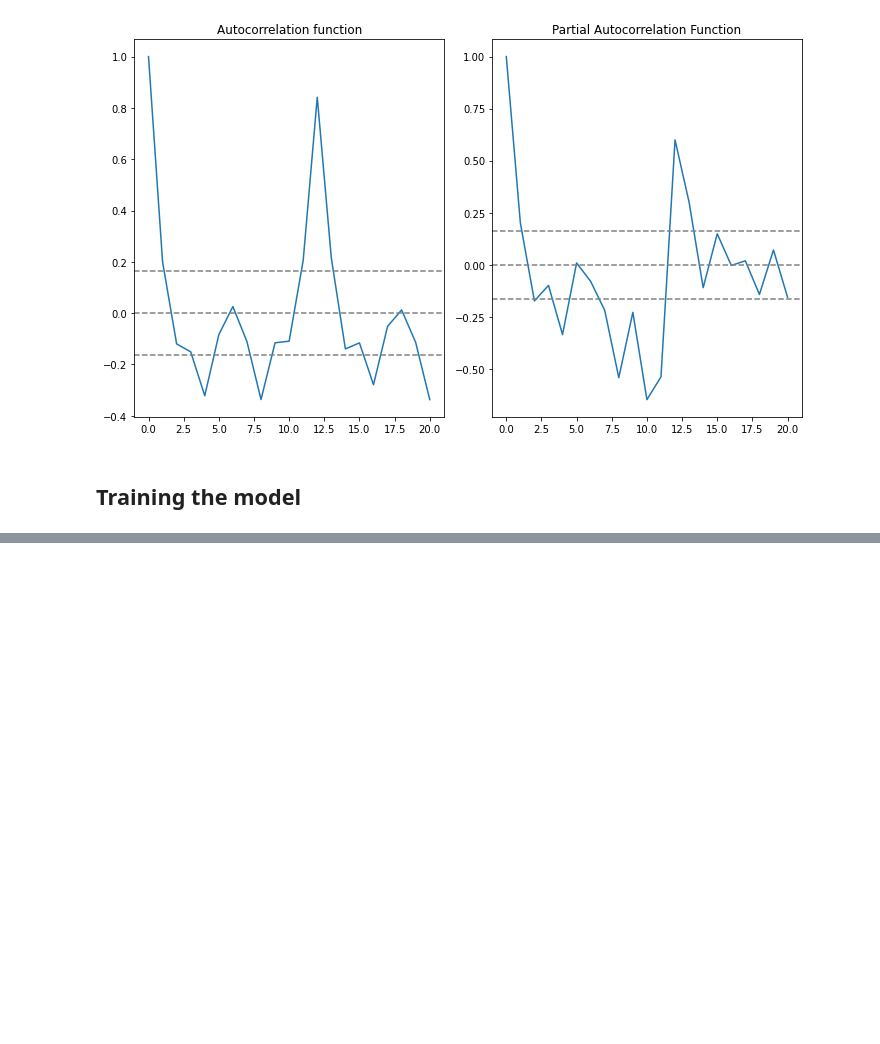
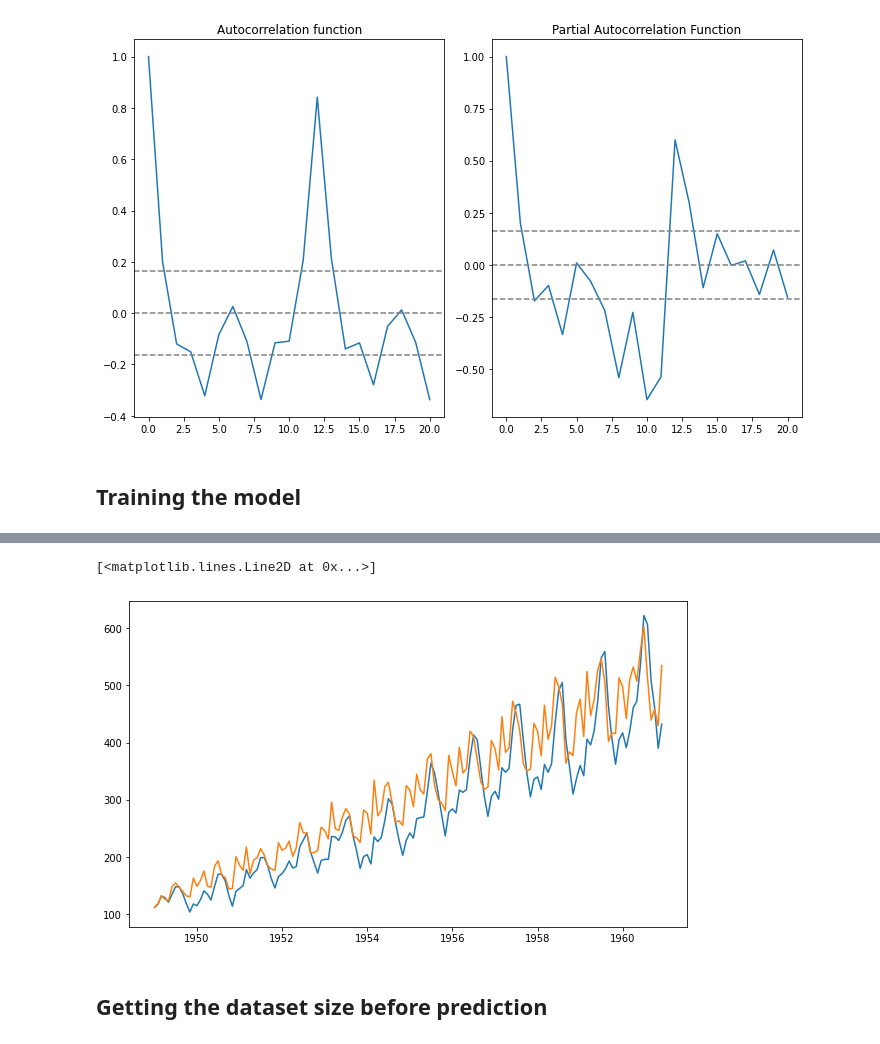
Before and after one commit to ThierrryScotto/Air-Passengers-Forecast, a Jupyter notebook: air_passengers_forecast.ipynb, the cells around one changed output, grey strips where cells are left out. Cells and saved outputs as stored; diff of their text form; code cells hidden in the pictures; blank space fills up the shorter version.

```diff
--- a/air_passengers_forecast.ipynb
+++ b/air_passengers_forecast.ipynb
@@ -424,0 +413,9 @@ AttributeError: ignored
+# %%
+predictions_ARIMA = np.exp(predictions_ARIMA_log)
+plt.plot(indexed_dataset)
+plt.plot(predictions_ARIMA)
+# %% [output]
+[<matplotlib.lines.Line2D at 0x...>]
+[figure, added]
+# %% [markdown]
+## Getting the dataset size before prediction
```
Also changed, not shown: parts of 17 cells of this notebook.
